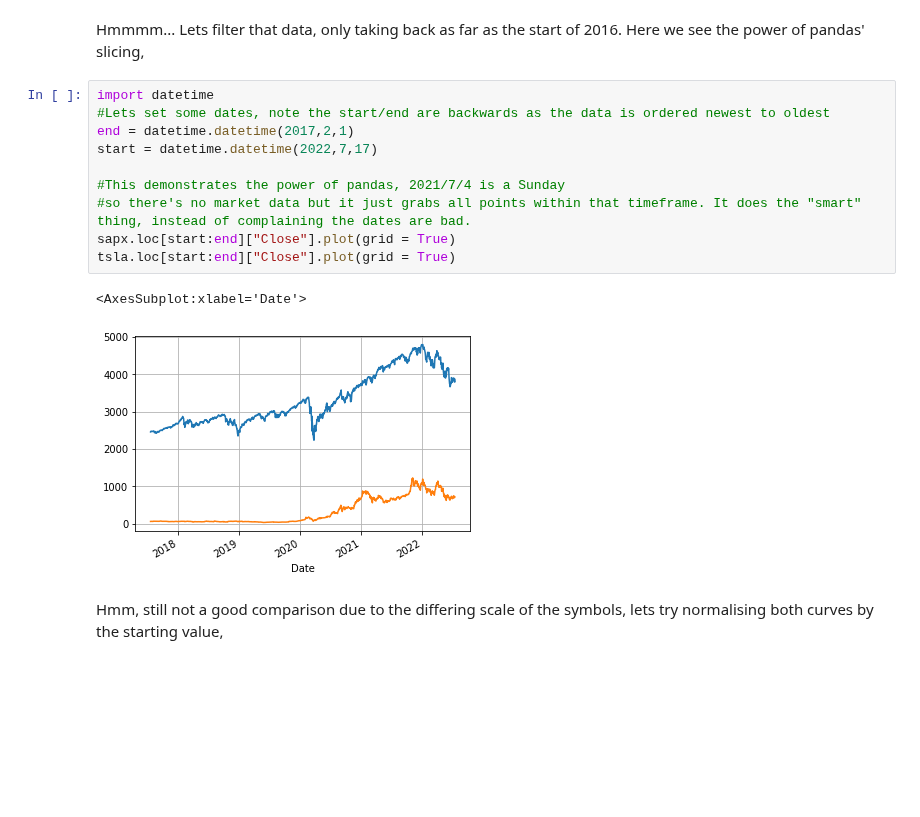
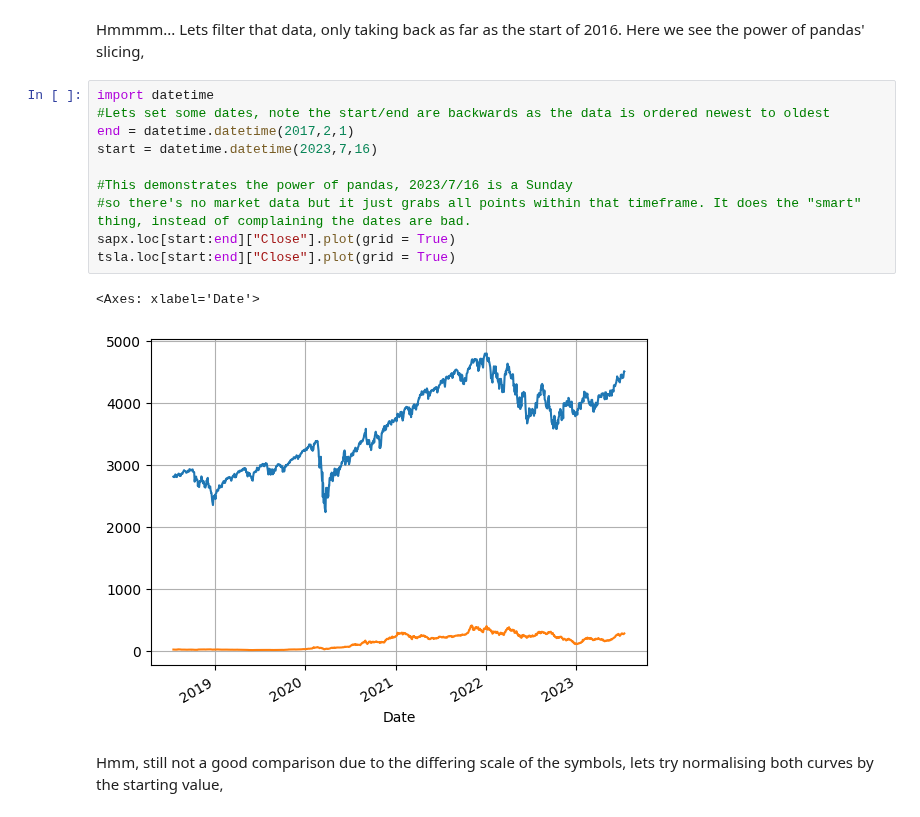
Before and after one commit to toastedcrumpets/CCP5_Python_examples, a Jupyter notebook: 05- Example, Stock analysis using pandas.ipynb, the cells around one changed output. Drawn from its saved outputs; the diff is of its cells as text; blank space fills up the shorter version.

```diff
--- a/05- Example, Stock analysis using pandas.ipynb
+++ b/05- Example, Stock analysis using pandas.ipynb
@@ -76,16 +76,16 @@ Hmmmm... Lets filter that data, only taking back as far as the start of 2016. He
 # %%
 import datetime
 #Lets set some dates, note the start/end are backwards as the data is ordered newest to oldest
 end = datetime.datetime(2017,2,1)
-start = datetime.datetime(2022,7,17)
+start = datetime.datetime(2023,7,16)
 
-#This demonstrates the power of pandas, 2021/7/4 is a Sunday
+#This demonstrates the power of pandas, 2023/7/16 is a Sunday
 #so there's no market data but it just grabs all points within that timeframe. It does the "smart" thing, instead of complaining the dates are bad.
 sapx.loc[start:end]["Close"].plot(grid = True)
 tsla.loc[start:end]["Close"].plot(grid = True)
 # %% [output]
-<AxesSubplot:xlabel='Date'>
+<Axes: xlabel='Date'>
-[figure, old version]
+[figure, new version]
 # %% [markdown]
 Hmm, still not a good comparison due to the differing scale of the symbols, lets try normalising both curves by the starting value,
 # %%
```
Also changed, not shown: parts of 7 cells of this notebook, 1 other file.
